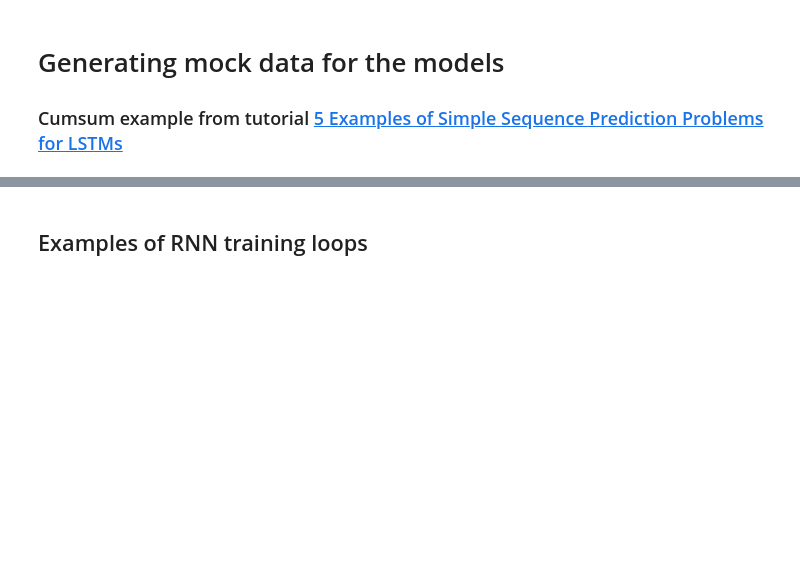
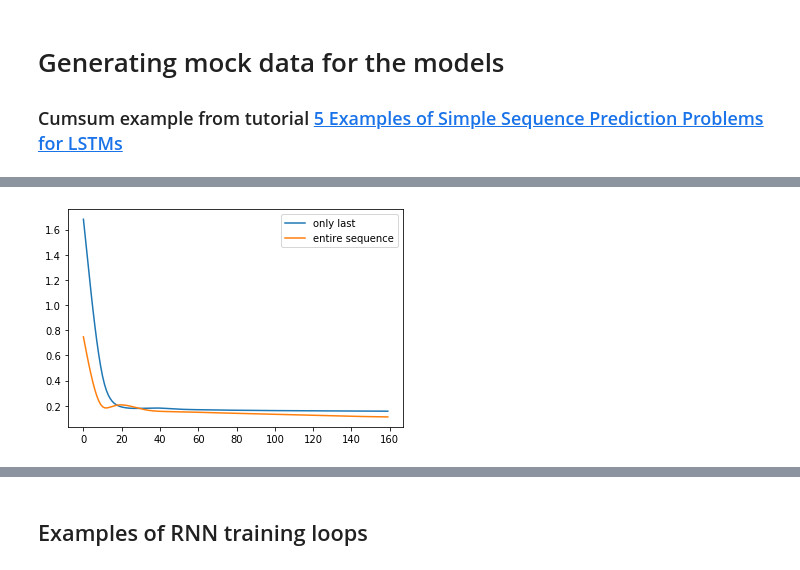
Before and after one commit to bernsblack/masters, a Jupyter notebook: run_rnn_model.ipynb, the cells around one changed output, grey strips where cells are left out. Saved outputs shown, nothing was run; the diff lists cells and outputs as text; code cells hidden in the pictures; blank space fills up the shorter version.

```diff
--- a/run_rnn_model.ipynb
+++ b/run_rnn_model.ipynb
@@ -128,0 +243,9 @@ len(loaders.train_loader)  # loader outputs are dependent on the datasets
+# %%
+# CRIME DATA
+conf.seq_len = 10
+data_group = FlatDataGroup(data_path=data_path, conf=conf)
+loaders = FlatDataLoaders(data_group=data_group, conf=conf)
+for indices, spc_feats, tmp_feats, env_feats, targets in loaders.train_loader:
+    for i in [indices, spc_feats, tmp_feats, env_feats, targets]:
+        print(np.shape(i))
+    break
@@ -128,0 +291,5 @@ len(loaders.train_loader)  # loader outputs are dependent on the datasets
+# %%
+model = nn.GRU(input_size, hidden_size, num_layers)
+optimiser = optim.Adam(model.parameters(), lr=1e-2)
+state_dict = model.state_dict()
+optimiser_dict = optimiser.state_dict()
@@ -129 +334,55 @@ len(loaders.train_loader)  # loader outputs are dependent on the datasets
+# %%
+model = nn.GRU(input_size, hidden_size, num_layers)
+optimiser = optim.Adam(model.parameters(), lr=1e-2)
+optimiser.load_state_dict(optimiser_dict)
+model.load_state_dict(state_dict)
+losses = []
+losses_seq = []
+for i in range(n_epochs*2):
+
+    X = torch.Tensor(X).to(conf.device)
+
+    optimiser.zero_grad()
+    y_pred, h = model.forward(X)
+
+    if CLASSIFICATION:
+        y_true = torch.LongTensor(y).to(conf.device)
+        y_pred, y_true = y_pred[-1], y_true[-1]
+        y_pred, y_true = y_pred.view(-1,2), y_true.view(-1)
+    else:
+        y_true = torch.Tensor(y).to(conf.device)
+        y_pred, y_true = y_pred[-1], y_true[-1]
+        y_pred, y_true = y_pred.view(-1), y_true.view(-1)
+
+    loss = loss_fn(input=y_pred, target=y_true)
+
+    optimiser.zero_grad()
+    loss.backward()
+    clip_grad_norm_(model.parameters(), 0.5)
+    optimiser.step()
+    losses.append(loss.item())
+
+    ######################################################################################
+    y_pred, h = model.forward(X)
+    if CLASSIFICATION:
+        y_true = torch.LongTensor(y).to(conf.device)
+        y_pred, y_true = y_pred.view(-1,2), y_true.view(-1)
+    else:
+        y_true = torch.Tensor(y).to(conf.device)
+        y_pred, y_true = y_pred.view(-1), y_true.view(-1)
+    loss_seq = loss_fn(input=y_pred, target=y_true)
+
+    optimiser.zero_grad()
+    loss_seq.backward()
+    clip_grad_norm_(model.parameters(), 0.5)
+    optimiser.step()
+
+    losses_seq.append(loss_seq.item())
+
+plt.plot(losses, label="only last")
+plt.plot(losses_seq, label="entire sequence")
+plt.legend()
+plt.show()
+# %% [output]
+[figure, added]
 # %%
```
Also changed, not shown: parts of 23 cells of this notebook, 18 other files.
